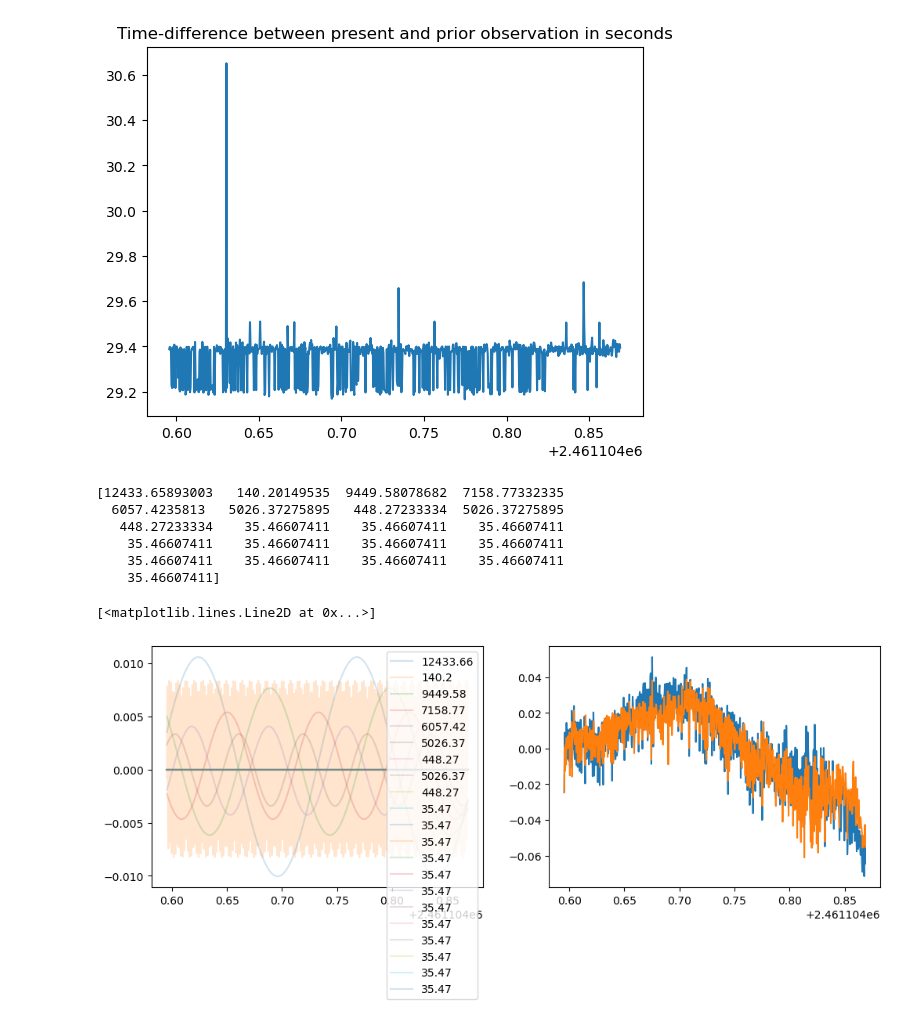
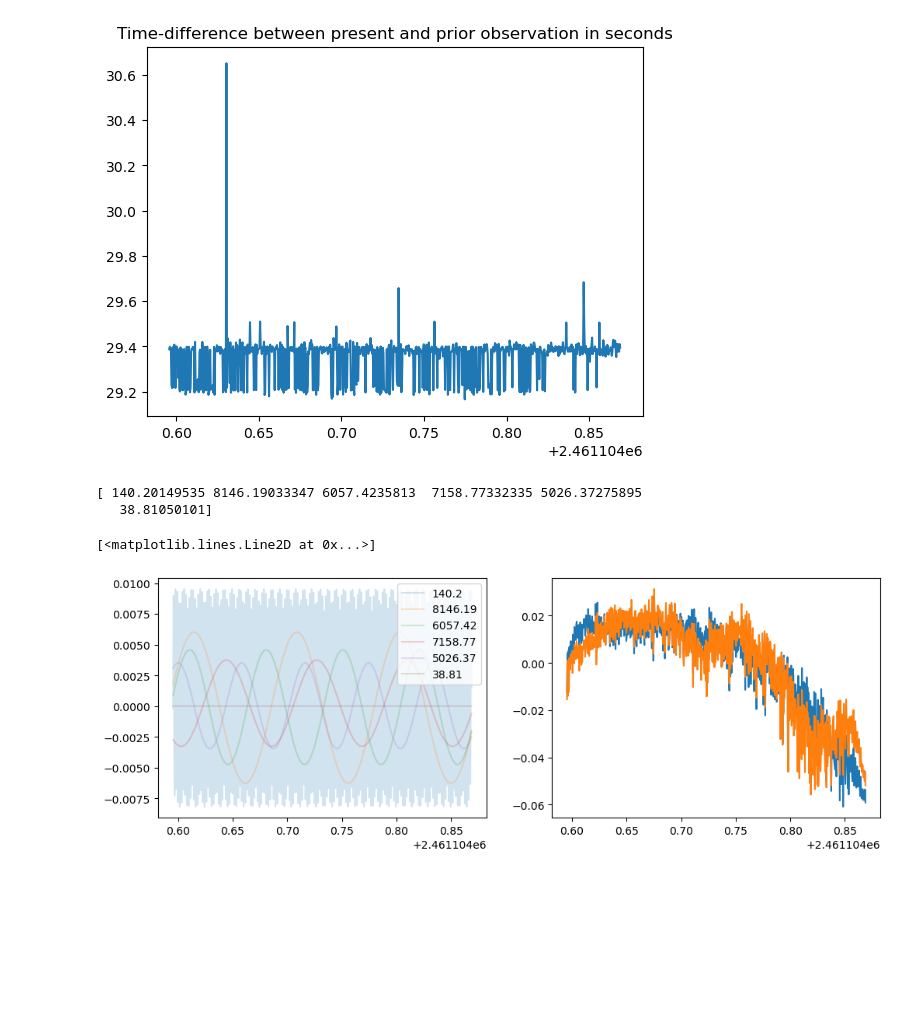
Before and after one commit to thomasnguyen21/astr302_pulsating_star, a Jupyter notebook: photometry.ipynb, the cells around one changed output. Saved outputs shown, nothing was run; the diff lists cells and outputs as text; code cells hidden in the pictures; blank space fills up the shorter version.

```diff
--- a/photometry.ipynb
+++ b/photometry.ipynb
@@ -30,7 +30,7 @@ def SNR (image, x_pos, y_pos, r): # we need this for the scipy optimize call
     sum_ap = aper.do_photometry(image)[0]
     sky_err = ap.ApertureStats(image, ann).std*np.sqrt(aper.area) # among other things, I hadn't done a sky substraction, which was messing up my error.
     # Ripped the previous calculations out and starting over again
-    SNR = sum_ap/(np.sqrt(sum_ap) + sky_err) # agh!! forgot the *sqrt(area)! Now it gives values similar to what Dr. Green recommended
+    SNR = sum_ap/np.sqrt(sum_ap + sky_err**2) # agh!! forgot the *sqrt(area)! Now it gives values similar to what Dr. Green recommended
 
     # it's giving an SNR of 6000 for default values and scipy is refusing to optimize. This can't be an accurate error. Urg.
     # let's work through this. sky_err is the standard deviation of the sky background (the bulk of which has been subtracted off, not affecting its std)
@@ -185,13 +185,15 @@ plt.figure()
 #phot_sig = np.std(other_stars[:,:,0], axis=1)/np.sqrt(np.shape(other_stars)[1])
 err_phot = np.sqrt(np.sum(other_stars[:,:,1]**2, axis=1))/np.shape(other_stars)[1]
 #ax[1,0].plot(HJD_arr, err_prop)
-ax[1,0].plot(HJD_arr, err_phot)
-ax[1,0].set_title('intermedial (photometric correction) error')
+ax[1,0].plot(HJD_arr, err_phot, label='photometric correction')
+ax[1,0].set_title('Errors')
 
 # now, the final quantity is our star over the mean of every other star:
 corr_target = target_star[:,0]/phot_corr
 # the corresponding error, according to error prop, is y = u/v -> sy^2 = (su/v0)^2 + (-u0*sv/v0^2)^2 = ((su)^2 + (u0*sv/v0)^2)/v0^2
-tot_err = np.sqrt((target_star[:,1])**2 + (target_star[:,0]*err_phot/phot_corr)**2)/phot_corr
+tot_err = np.sqrt((target_star[:,1])**2 + (corr_target*err_phot)**2)/phot_corr
+ax[1,0].plot(HJD_arr, tot_err, label='total error')
+ax[1,0].legend()
 
 ax[1,1].plot(HJD_arr, corr_target)
 ax[1,1].errorbar(HJD_arr, corr_target, tot_err, alpha=0.3)
@@ -284,0 +288,19 @@ ax4[1].set_xscale('log')
+# %%
+# experimental lomb-scargle
+
+periodogram_rdomain = ls(HJD_arr, corr_target, tot_err)
+freq_rdomain = np.linspace(20, 2000, int((2000-20)/((10**(-8))*86400)))
+power_rdomain = periodogram_rdomain.power(freq_rdomain)
+false_alarm_rdomain = periodogram_rdomain.false_alarm_probability(power_rdomain)
+
+plt.figure()
+plt.plot(freq_rdomain, power_rdomain)
+
+plt.figure()
+plt.plot(freq_rdomain, 1-false_alarm_rdomain)
+
+for i in range(1,len(power_rdomain)-1):
+    if power_rdomain[i] > 0.005 and power_rdomain[i] > power_rdomain[i-1] and power_rdomain[i] > power_rdomain[i+1]:
+        print(freq_rdomain[i], power_rdomain[i], 86400/freq_rdomain[i]) # nonnegligible peaks in cycles/HJD | power | sec
+
+print((freq_rdomain[1]-freq_rdomain[0])*(10**6)/86400) # frequency spacing in microhertz
@@ -358,30 +393,26 @@ def mix_and_match (times, fluxes, errors):
 # %%
 w_blacklist = []
 
 i = 0
 popts, new_fluxes, ws = [], [], []
 popt, new_flux, w = mix_and_match(HJD_arr, corr_target-1, tot_err)
 popts.append(popt), new_fluxes.append(new_flux), ws.append(w)
 
-while i < 20:
+while i < 5:
     popt, new_flux, w = mix_and_match(HJD_arr, new_fluxes[-1], tot_err)
     popts.append(popt), new_fluxes.append(new_flux), ws.append(w)
     i += 1
 
 print(86400/np.array(ws)) # it is doing some sort of aliasing bullshit
 
 fig5, ax5 = plt.subplots(1,2, figsize=(12,4))
 for popt in popts:
     ax5[0].plot(HJD_arr, lomb_scargle_func(np.array(HJD_arr), *popt), label=round(86400/popt[0],2), alpha=0.2)
 ax5[0].legend()
 ax5[1].plot(HJD_arr, new_fluxes[0])
 ax5[1].plot(HJD_arr, new_fluxes[4])
 # %% [output]
-[12433.65893003   140.20149535  9449.58078682  7158.77332335
-  6057.4235813   5026.37275895   448.27233334  5026.37275895
-   448.27233334    35.46607411    35.46607411    35.46607411
-    35.46607411    35.46607411    35.46607411    35.46607411
-    35.46607411    35.46607411    35.46607411    35.46607411
-    35.46607411]
+[ 140.20149535 8146.19033347 6057.4235813  7158.77332335 5026.37275895
+   38.81050101]
 [<matplotlib.lines.Line2D at 0x...>]
-[figure, old version]
+[figure, new version]
```
Also changed, not shown: parts of 12 cells of this notebook.
